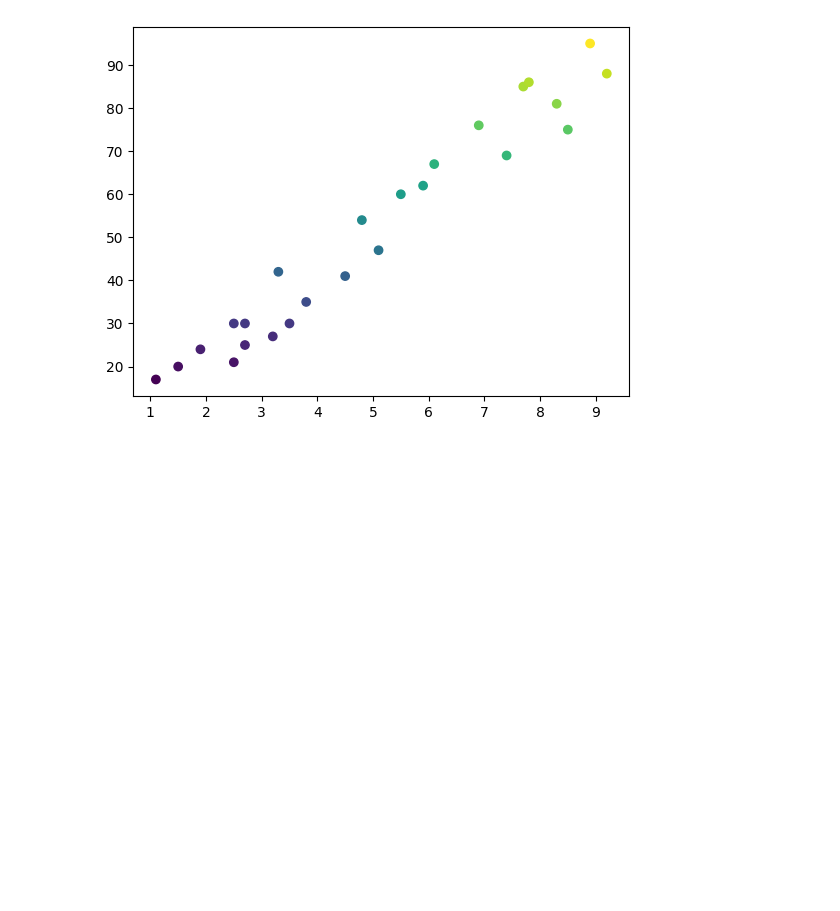
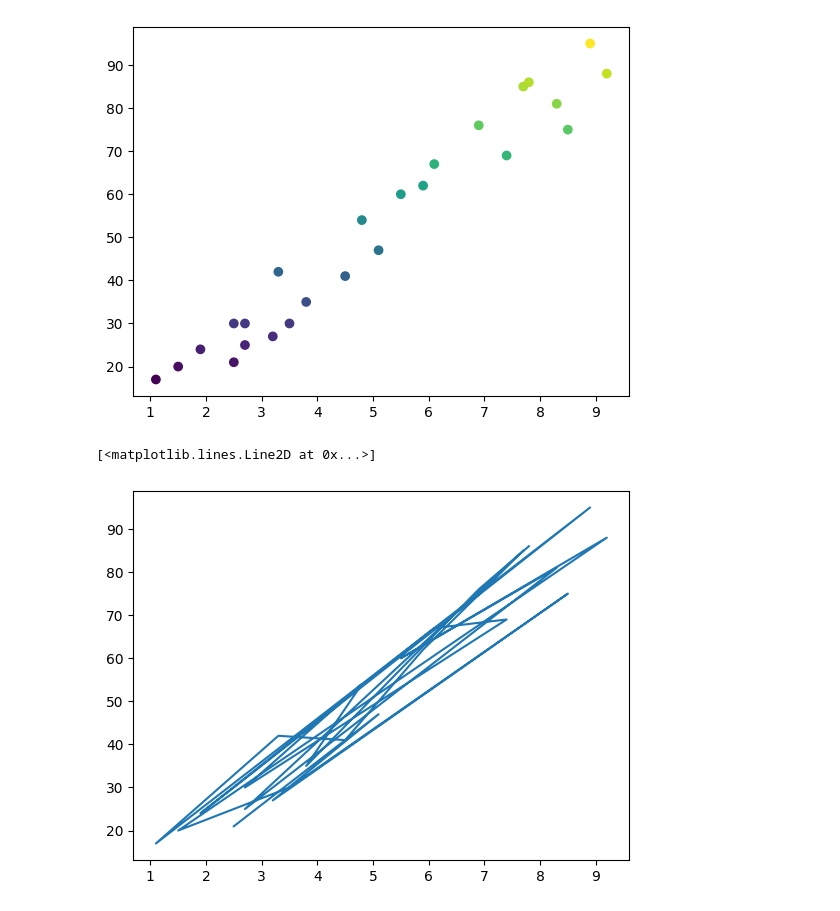
Before and after one commit to Muhammad-Abubakar147/Machine-Learning, a Jupyter notebook: 12.End to end Ml project/End-to-end-ml-project.ipynb, the cells around one changed output. Drawn from its saved outputs; the diff is of its cells as text; code cells hidden in the pictures; blank space fills up the shorter version.

```diff
--- a/12.End to end Ml project/End-to-end-ml-project.ipynb
+++ b/12.End to end Ml project/End-to-end-ml-project.ipynb
@@ -59,3 +59,8 @@ plt.scatter(df["Hours"],df["Scores"],c=df["Scores"])
 # %% [output]
 <matplotlib.collections.PathCollection at 0x...>
 [figure]
+# %%
+plt.plot(df["Hours"],df["Scores"])
+# %% [output]
+[<matplotlib.lines.Line2D at 0x...>]
+[figure, added]
```
